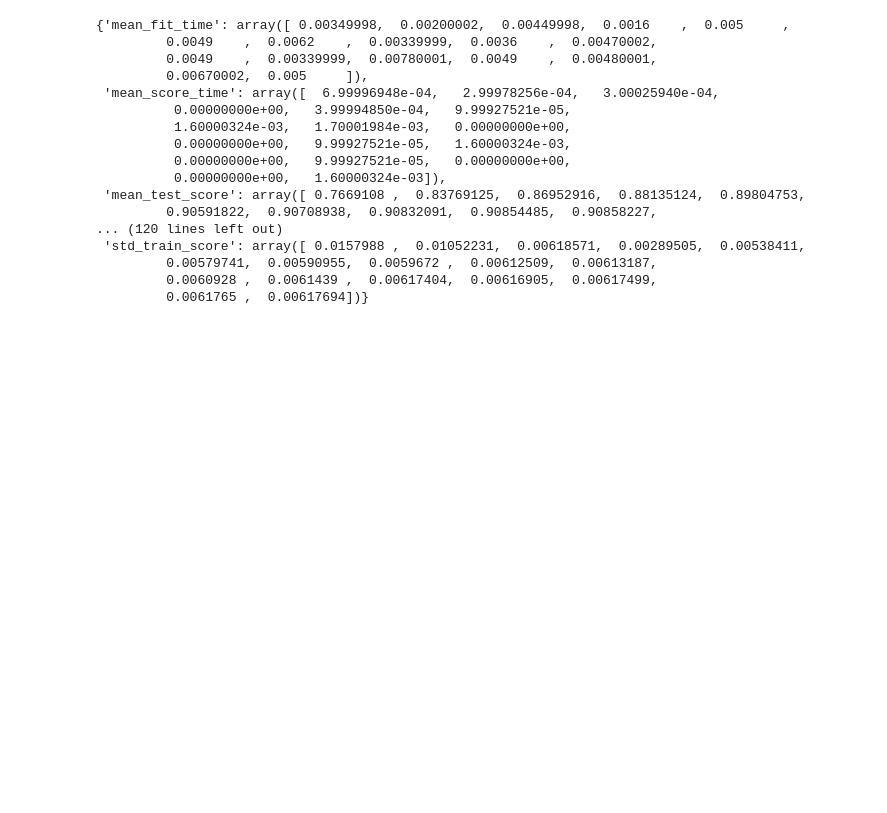
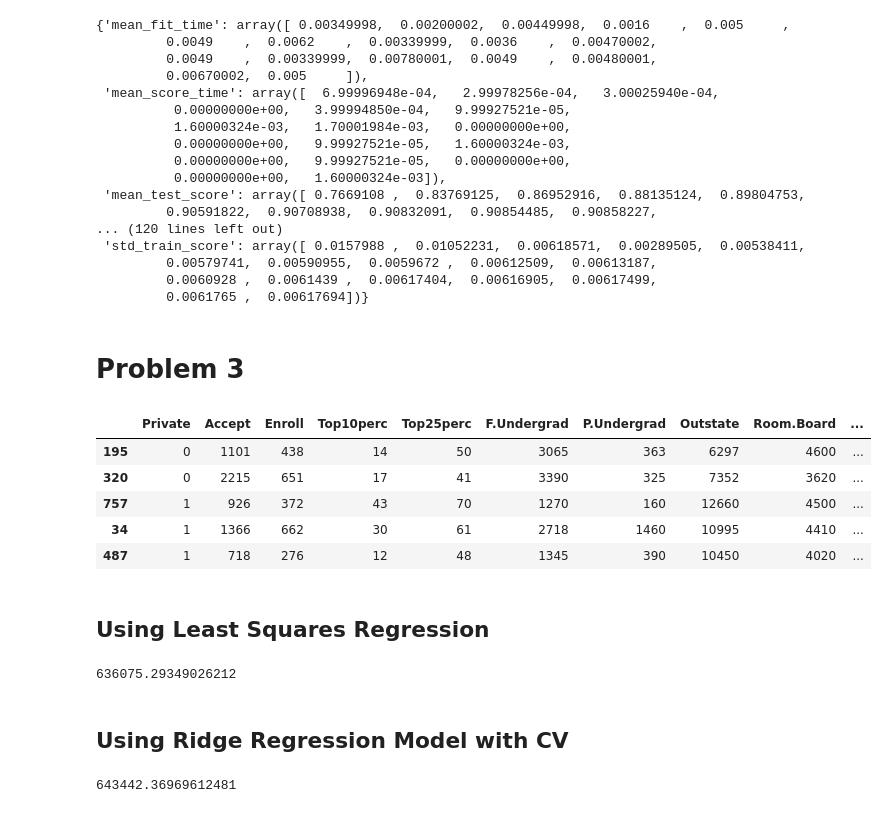
Before and after one commit to carolineeeyao/DSLAB, a Jupyter notebook: Lab6/Lab6.ipynb, the cells around one changed output. Saved outputs shown, nothing was run; the diff lists cells and outputs as text; code cells hidden in the pictures; blank space fills up the shorter version.

```diff
--- a/Lab6/Lab6.ipynb
+++ b/Lab6/Lab6.ipynb
@@ -152,3 +152,5 @@ gscv.cv_results_
          0.00579741,  0.00590955,  0.0059672 ,  0.00612509,  0.00613187,
          0.0060928 ,  0.0061439 ,  0.00617404,  0.00616905,  0.00617499,
          0.0061765 ,  0.00617694])}
+# %% [markdown]
+# Problem 3
@@ -154,0 +166,27 @@ gscv.cv_results_
+# %%
+collegeData = pd.read_csv("College.csv")
+np.random.seed(1)
+X = collegeData.drop("Apps", axis=1)
+y = collegeData["Apps"]
+X = X.loc[:, "Private":"Grad.Rate"]
+#X = pd.get_dummies(X, columns = ["Private"])
+X["Private"] = X.Private.eq("Yes").mul(1)
+X_train, X_test, y_train, y_test = train_test_split(X, y)
+X_train.head()
+# %% [output]
+|  | Private | Accept | Enroll | Top10perc | Top25perc | F.Undergrad | P.Undergrad | Outstate | Room.Board | ... |
+| 195 | 0 | 1101 | 438 | 14 | 50 | 3065 | 363 | 6297 | 4600 | ... |
+| 320 | 0 | 2215 | 651 | 17 | 41 | 3390 | 325 | 7352 | 3620 | ... |
+| 757 | 1 | 926 | 372 | 43 | 70 | 1270 | 160 | 12660 | 4500 | ... |
+| 34 | 1 | 1366 | 662 | 30 | 61 | 2718 | 1460 | 10995 | 4410 | ... |
+| 487 | 1 | 718 | 276 | 12 | 48 | 1345 | 390 | 10450 | 4020 | ... |
+# %% [markdown]
+## Using Least Squares Regression
+# %%
+lsr = LinearRegression()
+lsr.fit(X_train, y_train)
+mean_squared_error(y_test, lsr.predict(X_test))
+# %% [output]
+636075.29349026212
+# %% [markdown]
+## Using Ridge Regression Model with CV
@@ -154,0 +195,6 @@ gscv.cv_results_
+# %%
+ridge = RidgeCV(alphas = (0.01, 0.1, 0.25,0.5,0.75,1,5,10), cv = 5)
+ridge.fit(X_train,y_train)
+mean_squared_error(y_test,ridge.predict(X_test))
+# %% [output]
+643442.36969612481
```
Also changed, not shown: parts of 24 cells of this notebook.
